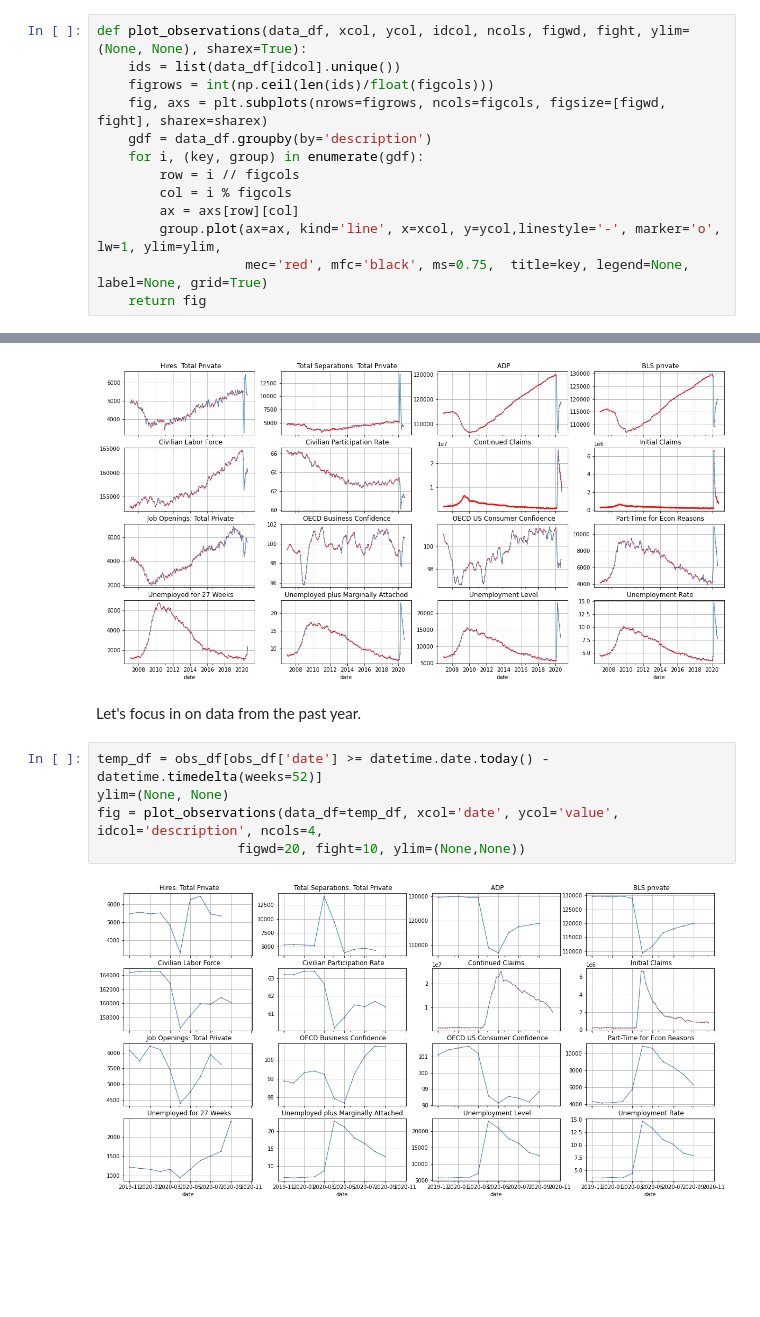
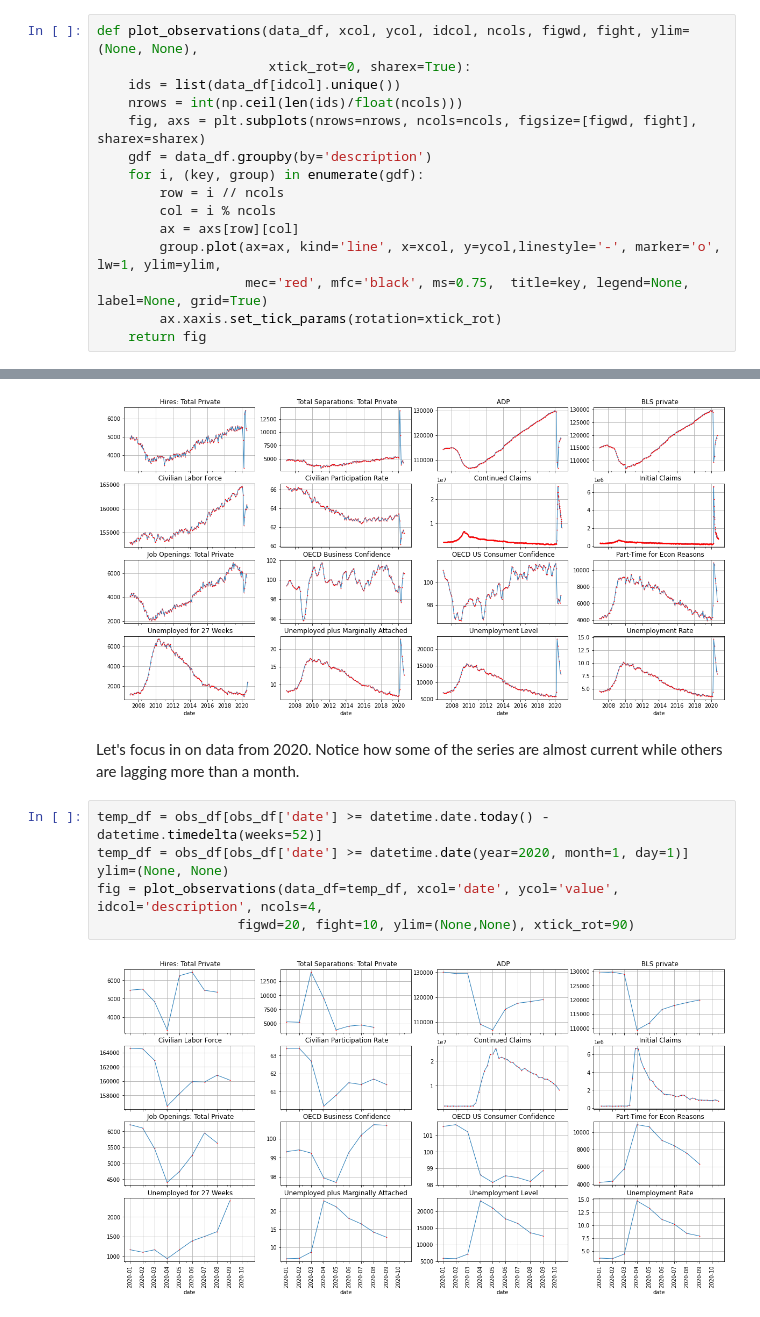
Before and after one commit to jhmuller/job-forecasting, a Jupyter notebook: _notebooks/fred.ipynb, the cells around one changed output, grey strips where cells are left out. Saved outputs shown, nothing was run; the diff lists cells and outputs as text; blank space fills up the shorter version.

```diff
--- a/_notebooks/fred.ipynb
+++ b/_notebooks/fred.ipynb
@@ -149,17 +149,19 @@ Note that in many ways it dwarfs the impact from the 2008 financial crisis.
 Note how the business confidence index has bounced back.  Not so much for consumer confidence.
 Our target is BLS private.  Looks like the ADP data is tracking it really well and it comes out the week before.
 # %%
-def plot_observations(data_df, xcol, ycol, idcol, ncols, figwd, fight, ylim=(None, None), sharex=True):
+def plot_observations(data_df, xcol, ycol, idcol, ncols, figwd, fight, ylim=(None, None),
+                      xtick_rot=0, sharex=True):
     ids = list(data_df[idcol].unique())
-    figrows = int(np.ceil(len(ids)/float(figcols)))
-    fig, axs = plt.subplots(nrows=figrows, ncols=figcols, figsize=[figwd, fight], sharex=sharex)
+    nrows = int(np.ceil(len(ids)/float(ncols)))
+    fig, axs = plt.subplots(nrows=nrows, ncols=ncols, figsize=[figwd, fight], sharex=sharex)
     gdf = data_df.groupby(by='description')
     for i, (key, group) in enumerate(gdf):
-        row = i // figcols
-        col = i % figcols
+        row = i // ncols
+        col = i % ncols
         ax = axs[row][col]
         group.plot(ax=ax, kind='line', x=xcol, y=ycol,linestyle='-', marker='o', lw=1, ylim=ylim,
                    mec='red', mfc='black', ms=0.75,  title=key, legend=None, label=None, grid=True)
+        ax.xaxis.set_tick_params(rotation=xtick_rot)
     return fig
 # %%
 ylim=(None, None)
@@ -168,11 +170,12 @@ fig = plot_observations(data_df=obs_df, xcol='date', ycol='value', idcol='descri
 # %% [output]
 [figure]
 # %% [markdown]
-Let's focus in on data from the past year.
+Let's focus in on data from 2020.  Notice how some of the series are almost current while others are lagging more than a month.
 # %%
 temp_df = obs_df[obs_df['date'] >= datetime.date.today() - datetime.timedelta(weeks=52)]
+temp_df = obs_df[obs_df['date'] >= datetime.date(year=2020, month=1, day=1)]
 ylim=(None, None)
 fig = plot_observations(data_df=temp_df, xcol='date', ycol='value', idcol='description', ncols=4,
-                  figwd=20, fight=10, ylim=(None,None))
+                  figwd=20, fight=10, ylim=(None,None), xtick_rot=90)
 # %% [output]
-[figure, old version]
+[figure, new version]
```
Also changed, not shown: parts of 3 cells of this notebook.
